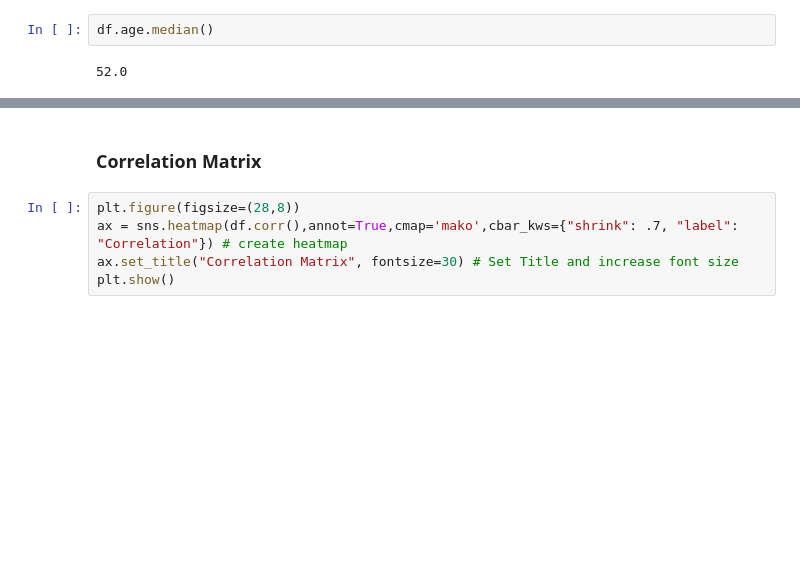
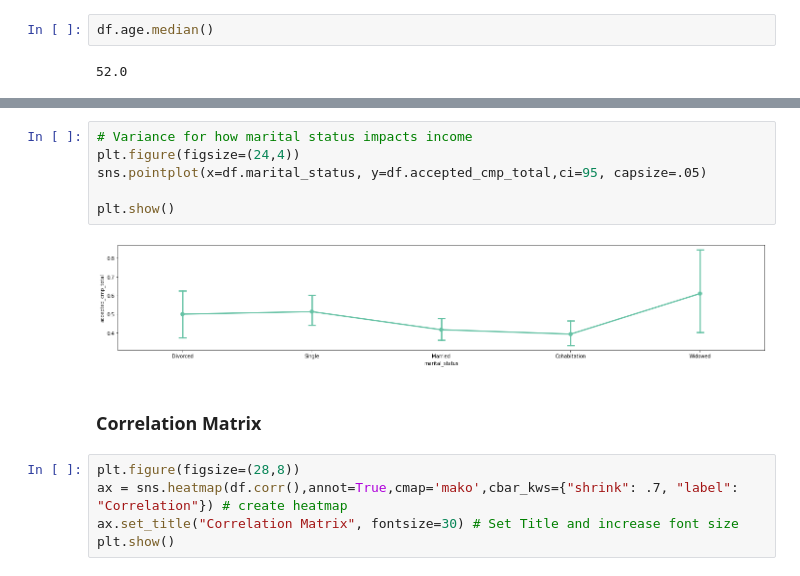
Before and after one commit to mr-emreerturk/Marketing-Analytics_EDA, a Jupyter notebook: notebook_eda.ipynb, the cells around one changed output, grey strips where cells are left out. Drawn from its saved outputs; the diff is of its cells as text; blank space fills up the shorter version.

```diff
--- a/notebook_eda.ipynb
+++ b/notebook_eda.ipynb
@@ -462,3 +469,11 @@ Name: age, dtype: float64
+# %%
+# Variance for how marital status impacts income
+plt.figure(figsize=(24,4))
+sns.pointplot(x=df.marital_status, y=df.accepted_cmp_total,ci=95, capsize=.05)
+
+plt.show()
+# %% [output]
+[figure, added]
 # %% [markdown]
 ### Correlation Matrix
 # %%
```
Also changed, not shown: parts of 2 cells of this notebook.
